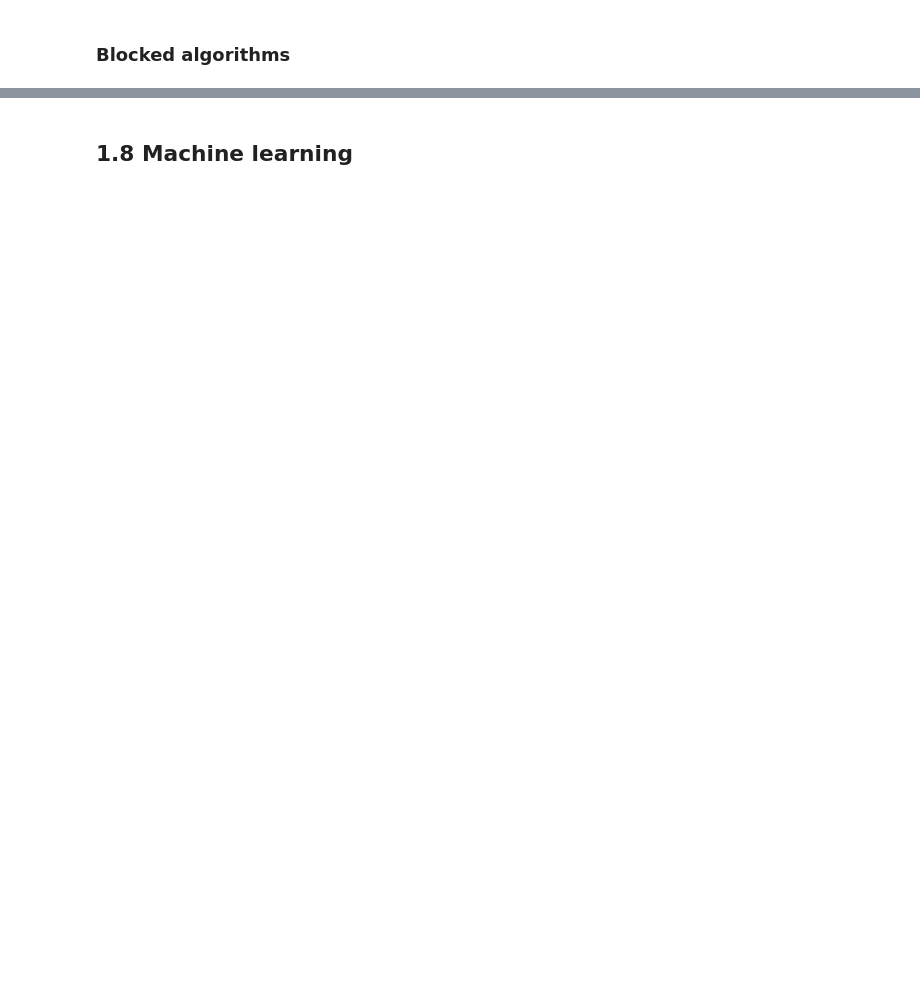
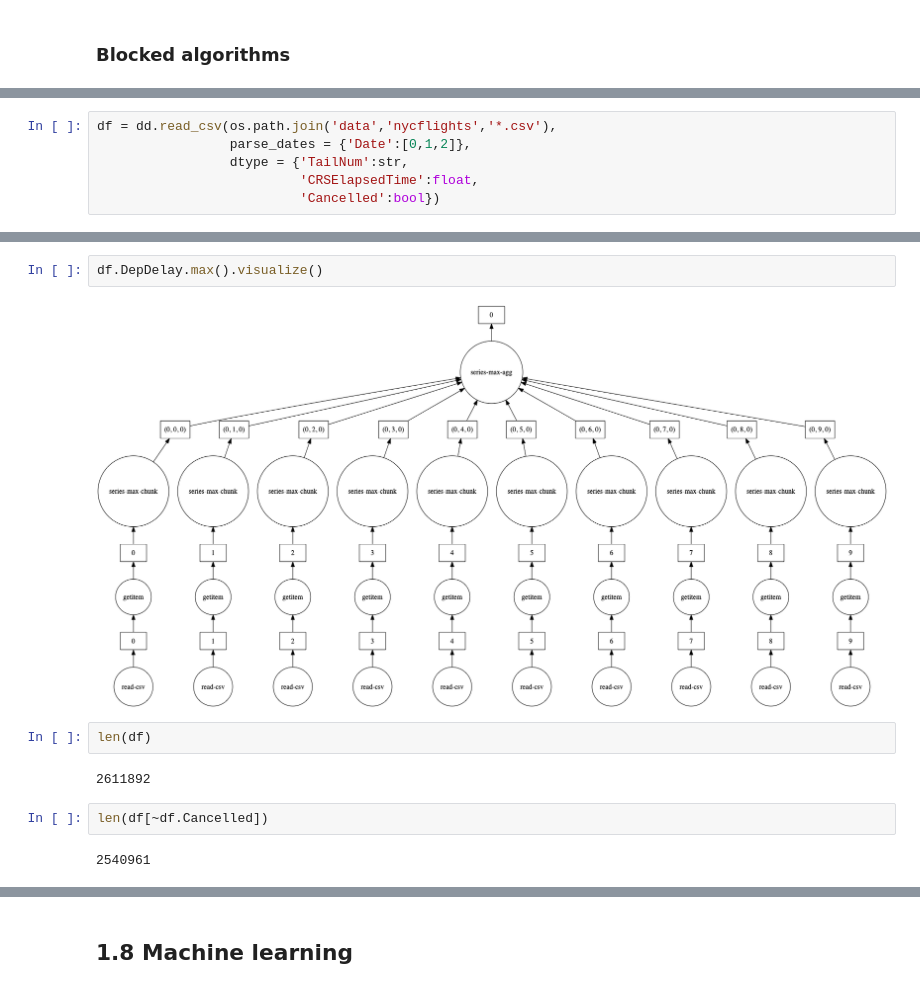
Before and after one commit to boyuan-li/BL-data-processing, a Jupyter notebook: Dask.ipynb, the cells around one changed output, grey strips where cells are left out. Saved outputs shown, nothing was run; the diff lists cells and outputs as text; blank space fills up the shorter version.

```diff
--- a/Dask.ipynb
+++ b/Dask.ipynb
@@ -531,0 +654,6 @@ Name: id, dtype: int64
+# %%
+df = dd.read_csv(os.path.join('data','nycflights','*.csv'),
+                 parse_dates = {'Date':[0,1,2]},
+                 dtype = {'TailNum':str,
+                          'CRSElapsedTime':float,
+                          'Cancelled':bool})
@@ -531,0 +679,12 @@ Name: id, dtype: int64
+# %%
+df.DepDelay.max().visualize()
+# %% [output]
+[figure, added]
+# %%
+len(df)
+# %% [output]
+2611892
+# %%
+len(df[~df.Cancelled])
+# %% [output]
+2540961
```
Also changed, not shown: parts of 122 cells of this notebook.
